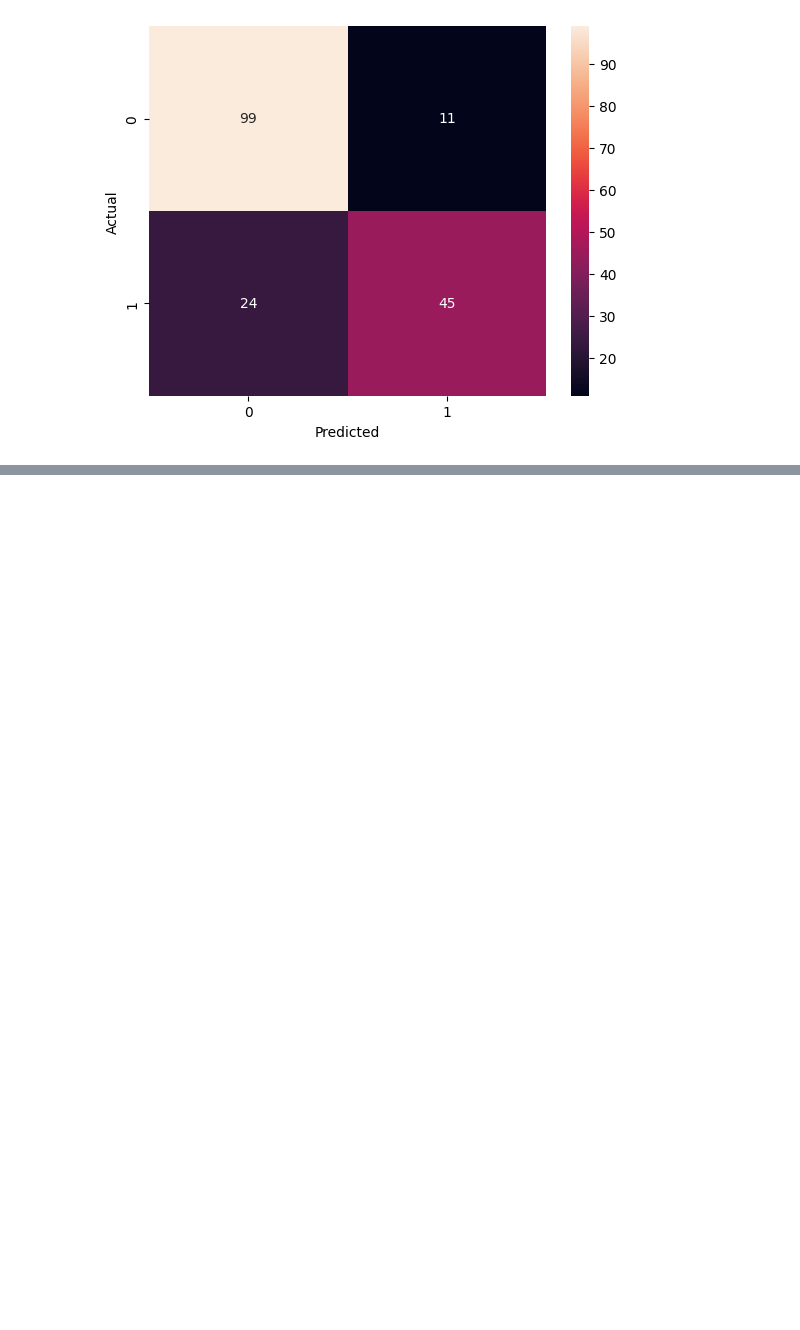
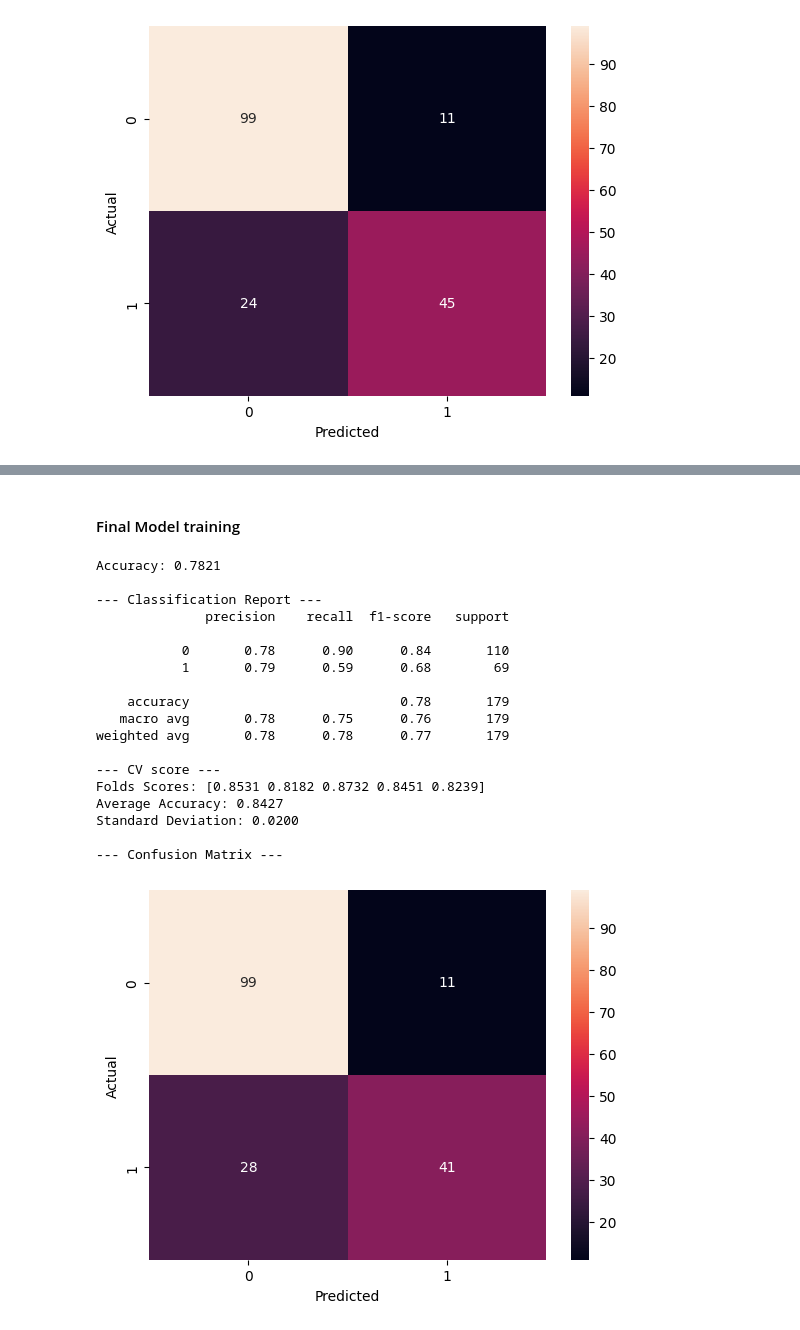
Before and after one commit to rodrigofl-dev/titanic-ml-project, a Jupyter notebook: notebooks/03_modeling.ipynb, the cells around one changed output, grey strips where cells are left out. Drawn from its saved outputs; the diff is of its cells as text; code cells hidden in the pictures; blank space fills up the shorter version.

```diff
--- a/notebooks/03_modeling.ipynb
+++ b/notebooks/03_modeling.ipynb
@@ -630,0 +743,45 @@ Standard Deviation: 0.0336
+# %% [markdown]
+#### Final Model training
+# %%
+best_xgb_pipeline.fit(X_train, y_train)
+y_pred_val_xgb = best_xgb_pipeline.predict(X_val)
+
+print(f"Accuracy: {accuracy_score(y_val, y_pred_val_xgb):.4f}\n")
+
+print("--- Classification Report ---")
+print(classification_report(y_val, y_pred_val_xgb))
+
+print("--- CV score ---")
+cv_scores = cross_val_score(best_xgb_pipeline, X_train, y_train, cv=skf_xgb, scoring='accuracy')
+print(f"Folds Scores: {np.round(cv_scores, 4)}")
+print(f"Average Accuracy: {cv_scores.mean():.4f}")
+print(f"Standard Deviation: {cv_scores.std():.4f}")
+
+print("\n--- Confusion Matrix ---")
+cm_xgb = confusion_matrix(y_val, y_pred_val_xgb)
+
+sns.heatmap(cm_xgb, annot=True, fmt="d")
+
+plt.xlabel("Predicted")
+plt.ylabel("Actual")
+plt.show()
+# %% [output]
+Accuracy: 0.7821
+
+--- Classification Report ---
+              precision    recall  f1-score   support
+
+           0       0.78      0.90      0.84       110
+           1       0.79      0.59      0.68        69
+
+    accuracy                           0.78       179
+   macro avg       0.78      0.75      0.76       179
+weighted avg       0.78      0.78      0.77       179
+
+--- CV score ---
+Folds Scores: [0.8531 0.8182 0.8732 0.8451 0.8239]
+Average Accuracy: 0.8427
+Standard Deviation: 0.0200
+
+--- Confusion Matrix ---
+[figure, added]
```
Also changed, not shown: parts of 23 cells of this notebook, 1 other file.
